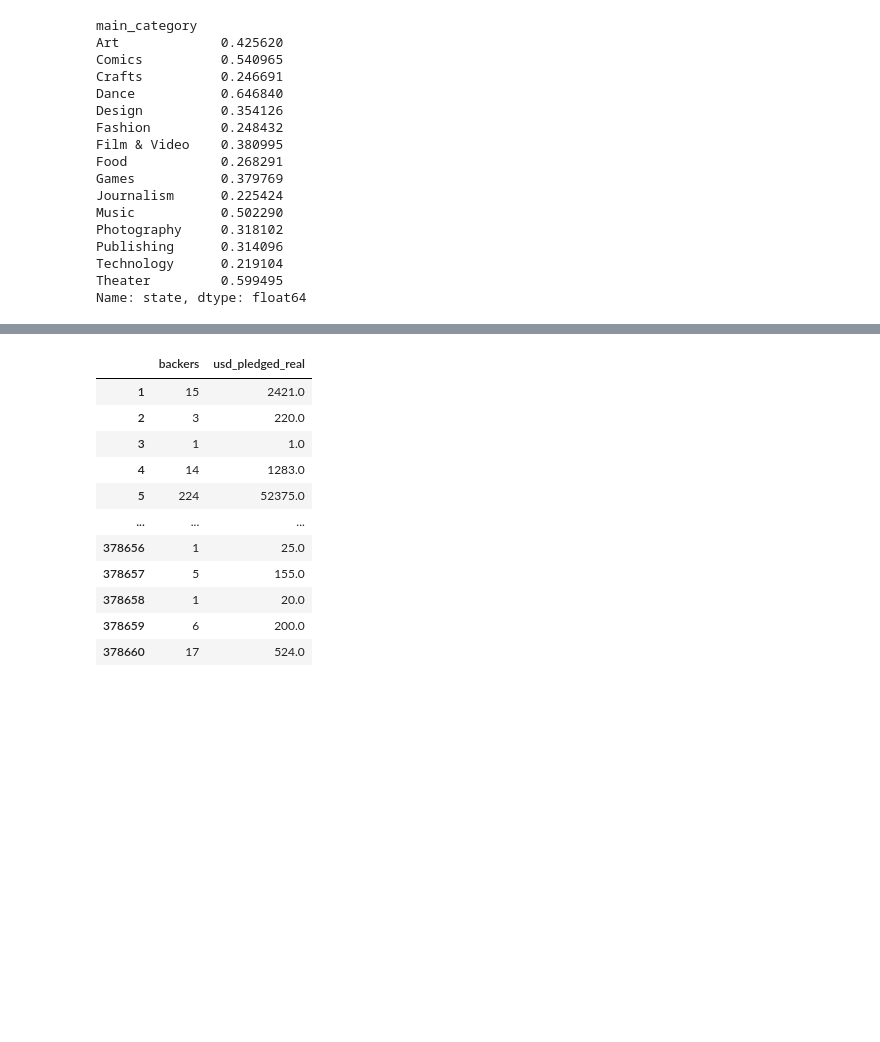
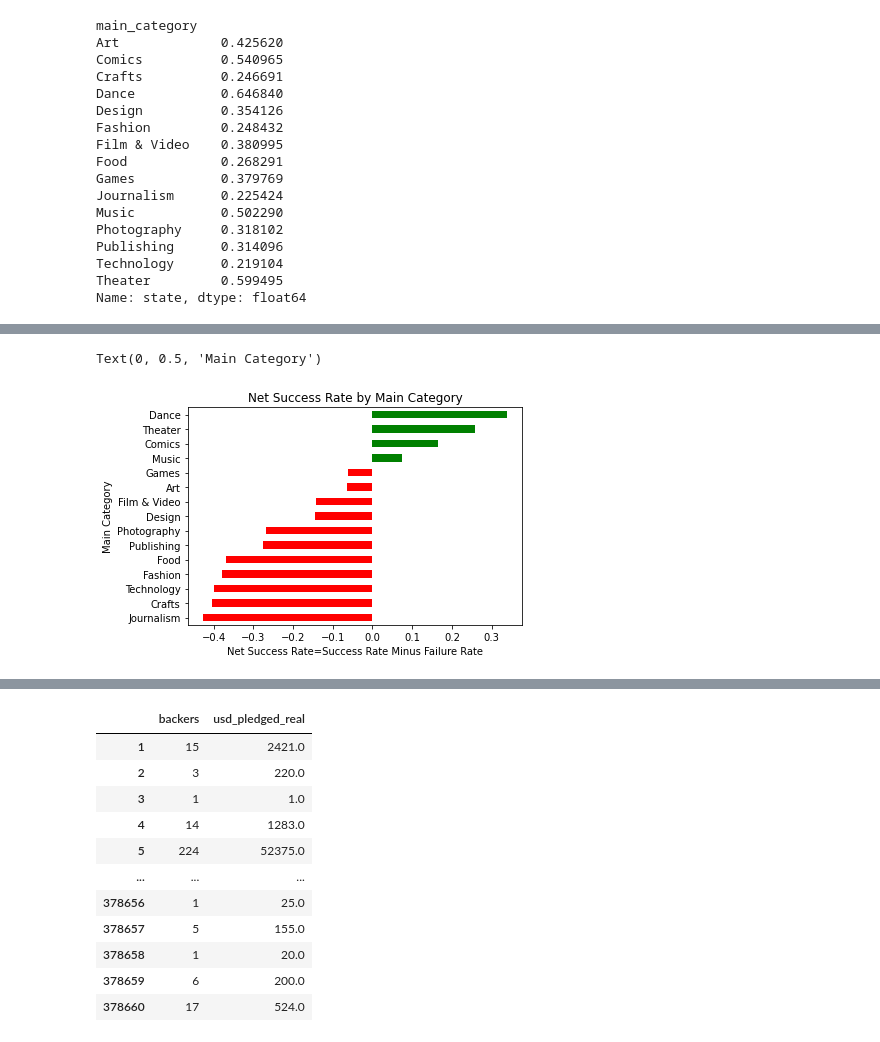
Before and after one commit to TheAidanAu/kickstarter, a Jupyter notebook: EDA2_Kickstaerter.ipynb, the cells around one changed output, grey strips where cells are left out. Saved outputs shown, nothing was run; the diff lists cells and outputs as text; code cells hidden in the pictures; blank space fills up the shorter version.

```diff
--- a/EDA2_Kickstaerter.ipynb
+++ b/EDA2_Kickstaerter.ipynb
@@ -828,0 +754,12 @@ df_fail.groupby('main_category').state.mean().sort_values().plot(kind='barh')
+# %%
+plt.title('Net Success Rate by Main Category')
+plt.xlabel('Net Success Rate=Success Rate Minus Failure Rate')
+####need some work Royce
+def bar_color(df,color1,color2):
+    return np.where(df.values>0,color1,color2).T
+
+df_success_minus_fail.sort_values().plot.barh(color=bar_color(df_success_minus_fail.sort_values(),'g','r'))
+plt.ylabel('Main Category')
+# %% [output]
+Text(0, 0.5, 'Main Category')
+[figure, added]
```
Also changed, not shown: parts of 91 cells of this notebook, 1 other file.
